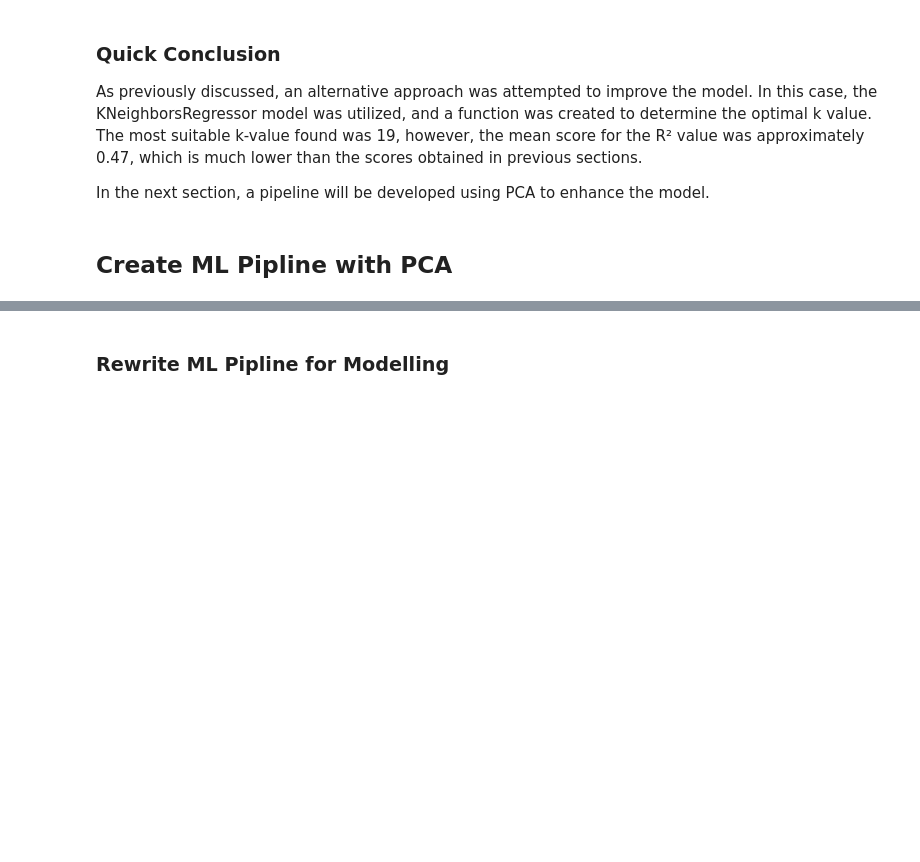
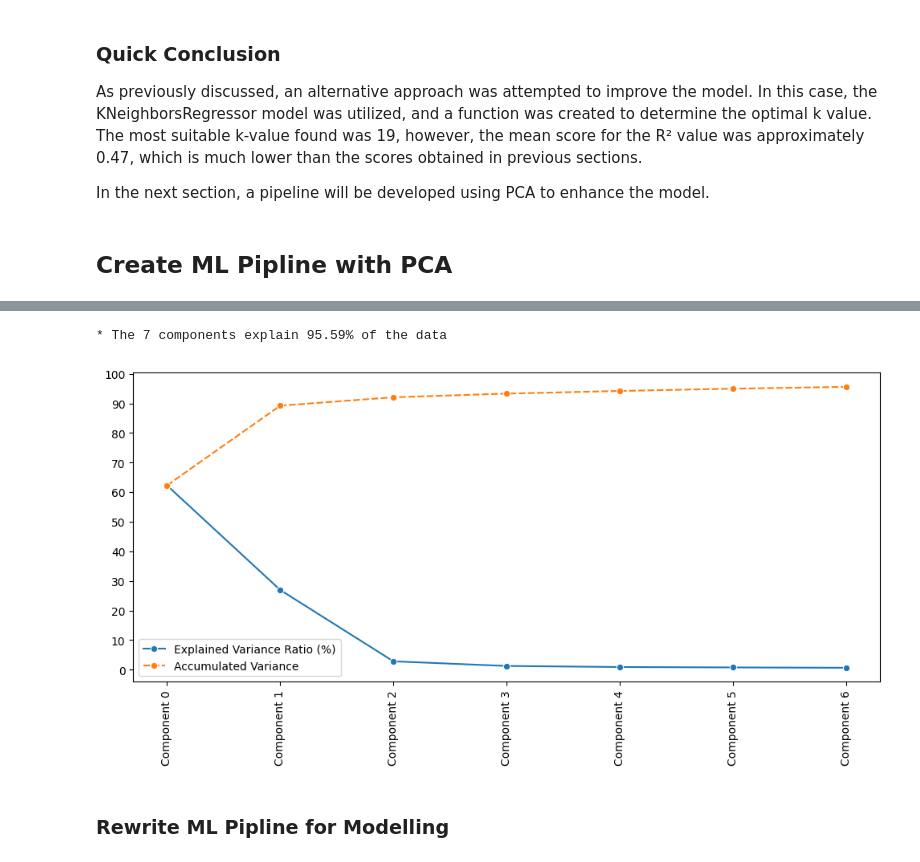
Before and after one commit to Ko11e/Student-Performance, a Jupyter notebook: jupyter_notebooks/05 - Modeling and Evaluation - Predict Exam Score.ipynb, the cells around one changed output, grey strips where cells are left out. Saved outputs shown, nothing was run; the diff lists cells and outputs as text; code cells hidden in the pictures; blank space fills up the shorter version.

```diff
--- a/jupyter_notebooks/05 - Modeling and Evaluation - Predict Exam Score.ipynb
+++ b/jupyter_notebooks/05 - Modeling and Evaluation - Predict Exam Score.ipynb
@@ -448,9 +449,33 @@ In the next section, a pipeline will be developed using PCA to enhance the model
 # %%
 df = (pd.read_csv("outputs/datasets/collection/StudentPerformance.csv")
       )
+# %%
+def PipelineOptimization(model):
+    pipeline_base = Pipeline([
+        ('categorical_imputer', CategoricalImputer(imputation_method='missing',
+                                                    fill_value='Missing',
+                                                    variables=['Teacher_Quality', 'Parental_Education_Level', 'Distance_from_Home'])),
+
+        ("Ordinal_Encoder", OrdinalEncoder(encoding_method='arbitrary',
+                                           variables=['Parental_Involvement', 'Access_to_Resources', 'Extracurricular_Activities',
+                                                      'Motivation_Level', 'Internet_Access', 'Family_Income', 'Teacher_Quality',
+                                                      'School_Type', 'Peer_Influence', 'Learning_Disabilities', 'Parental_Education_Level',
+                                                      'Distance_from_Home', 'Gender'])),
+
+        ("YeoJohnson", YeoJohnsonTransformer(variables=['Attendance', 'Tutoring_Sessions'])),
+
+        ("feat_scaling", StandardScaler()),
+
+        ("feat_selection",  SelectFromModel(model)),
+
+        ("model", model),
+
+    ])
+
+    return pipeline_base
 # %%
 pipeline = PipelineOptimization(model=LinearRegression())
-pipeline_pca = Pipeline(pipeline.steps[:3])
+pipeline_pca = Pipeline(pipeline.steps[:4])
 df_pca = pipeline_pca.fit_transform(df.drop(['Exam_Score'], axis=1))
 
 print(df_pca.shape,'\n', type(df_pca))
@@ -493,6 +524,9 @@ pca_components_analysis(df_pca=df_pca, n_components=n_components)
 # %%
-n_components = 6
+n_components = 18
 pca_components_analysis(df_pca=df_pca, n_components=n_components)
+# %% [output]
+* The 7 components explain 95.59% of the data
+[figure, added]
 # %% [markdown]
 ### Rewrite ML Pipline for Modelling
 # %%
```
Also changed, not shown: parts of 12 cells of this notebook.
